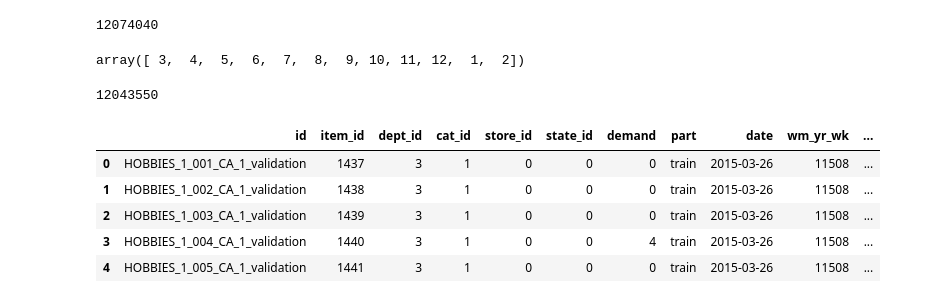
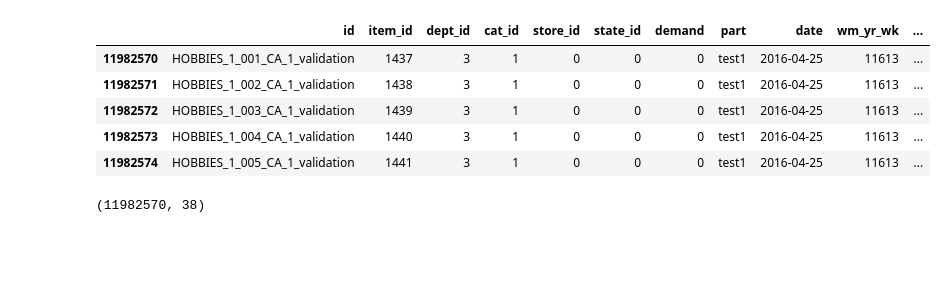
Before and after one commit to zakopuro/kaggle_walmart, a Jupyter notebook: notebook/check_data.ipynb, the cells around one changed output. Saved outputs shown, nothing was run; the diff lists cells and outputs as text; code cells hidden in the pictures; blank space fills up the shorter version.

```diff
--- a/notebook/check_data.ipynb
+++ b/notebook/check_data.ipynb
@@ -23,4 +40,0 @@ train_1y = train[train['date'] >= val_date]
-# %%
-len(train_1y)
-# %% [output]
-12074040
@@ -29,8 +40,0 @@ train_1y_c = train_1y[~ ((train_1y['month'] == 12) & (train_1y['day'] == 25) )]
-# %%
-train_1y_c['month'].unique()
-# %% [output]
-array([ 3,  4,  5,  6,  7,  8,  9, 10, 11, 12,  1,  2])
-# %%
-len(train_1y_c)
-# %% [output]
-12043550
@@ -39,9 +41,11 @@ train_1y_c = train_1y_c.reset_index(drop=True)
+# %%
+test = pd.read_pickle('../data/not_fe/test.pkl')
 # %%
-train_1y_c.head()
+test.head()
 # %% [output]
 |  | id | item_id | dept_id | cat_id | store_id | state_id | demand | part | date | wm_yr_wk | ... |
-| 0 | HOBBIES_1_001_CA_1_validation | 1437 | 3 | 1 | 0 | 0 | 0 | train | 2015-03-26 | 11508 | ... |
-| 1 | HOBBIES_1_002_CA_1_validation | 1438 | 3 | 1 | 0 | 0 | 0 | train | 2015-03-26 | 11508 | ... |
-| 2 | HOBBIES_1_003_CA_1_validation | 1439 | 3 | 1 | 0 | 0 | 0 | train | 2015-03-26 | 11508 | ... |
-| 3 | HOBBIES_1_004_CA_1_validation | 1440 | 3 | 1 | 0 | 0 | 4 | train | 2015-03-26 | 11508 | ... |
-| 4 | HOBBIES_1_005_CA_1_validation | 1441 | 3 | 1 | 0 | 0 | 0 | train | 2015-03-26 | 11508 | ... |
+| 11982570 | HOBBIES_1_001_CA_1_validation | 1437 | 3 | 1 | 0 | 0 | 0 | test1 | 2016-04-25 | 11613 | ... |
+| 11982571 | HOBBIES_1_002_CA_1_validation | 1438 | 3 | 1 | 0 | 0 | 0 | test1 | 2016-04-25 | 11613 | ... |
+| 11982572 | HOBBIES_1_003_CA_1_validation | 1439 | 3 | 1 | 0 | 0 | 0 | test1 | 2016-04-25 | 11613 | ... |
+| 11982573 | HOBBIES_1_004_CA_1_validation | 1440 | 3 | 1 | 0 | 0 | 0 | test1 | 2016-04-25 | 11613 | ... |
+| 11982574 | HOBBIES_1_005_CA_1_validation | 1441 | 3 | 1 | 0 | 0 | 0 | test1 | 2016-04-25 | 11613 | ... |
@@ -49,0 +63,4 @@ train_1y_c.to_pickle('../data/input/train_1y.pkl')
+# %%
+train.shape
+# %% [output]
+(11982570, 38)
```
Also changed, not shown: parts of 15 cells of this notebook, 7 other files.
